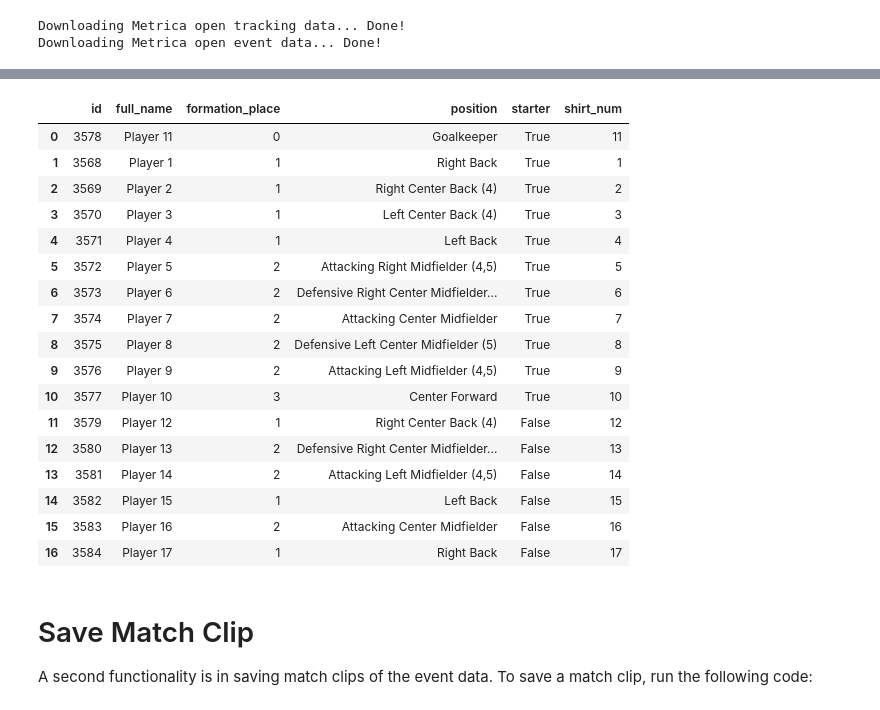
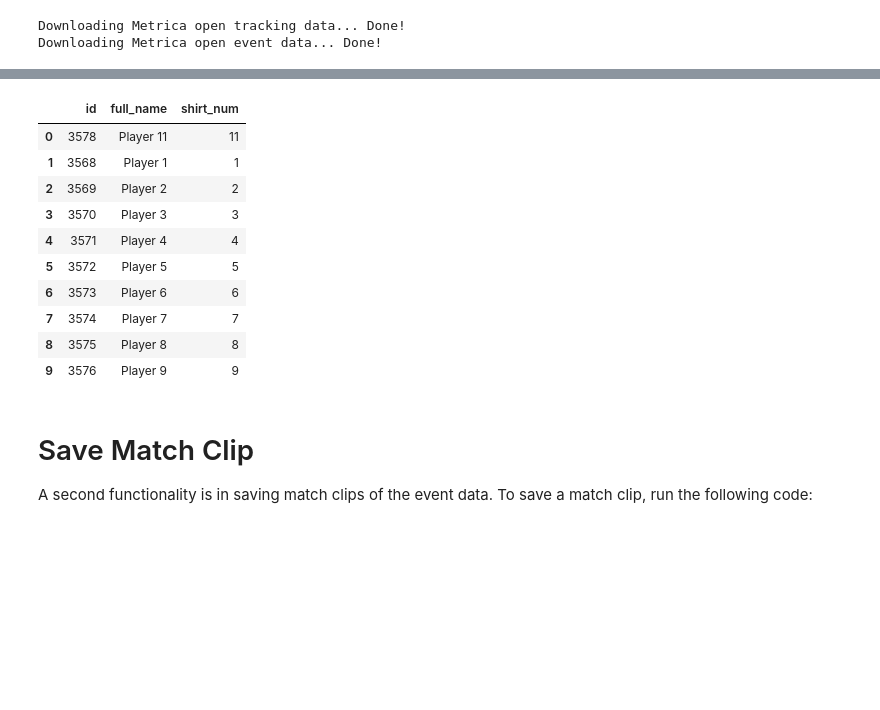
Before and after one commit to Alek050/databallpy, a Jupyter notebook: docs/example.ipynb, the cells around one changed output, grey strips where cells are left out. Cells and saved outputs as stored; diff of their text form; code cells hidden in the pictures; blank space fills up the shorter version.

```diff
--- a/docs/example.ipynb
+++ b/docs/example.ipynb
@@ -81,24 +63,17 @@ match.event_data.head(10)
-# %%
-match.home_players
-# %% [output]
-|  | id | full_name | formation_place | position | starter | shirt_num |
-| 0 | 3578 | Player 11 | 0 | Goalkeeper | True | 11 |
-| 1 | 3568 | Player 1 | 1 | Right Back | True | 1 |
-| 2 | 3569 | Player 2 | 1 | Right Center Back (4) | True | 2 |
-| 3 | 3570 | Player 3 | 1 | Left Center Back (4) | True | 3 |
-| 4 | 3571 | Player 4 | 1 | Left Back | True | 4 |
-| 5 | 3572 | Player 5 | 2 | Attacking Right Midfielder (4,5) | True | 5 |
-| 6 | 3573 | Player 6 | 2 | Defensive Right Center Midfielder... | True | 6 |
-| 7 | 3574 | Player 7 | 2 | Attacking Center Midfielder | True | 7 |
-| 8 | 3575 | Player 8 | 2 | Defensive Left Center Midfielder (5) | True | 8 |
-| 9 | 3576 | Player 9 | 2 | Attacking Left Midfielder (4,5) | True | 9 |
-| 10 | 3577 | Player 10 | 3 | Center Forward | True | 10 |
-| 11 | 3579 | Player 12 | 1 | Right Center Back (4) | False | 12 |
-| 12 | 3580 | Player 13 | 2 | Defensive Right Center Midfielder... | False | 13 |
-| 13 | 3581 | Player 14 | 2 | Attacking Left Midfielder (4,5) | False | 14 |
-| 14 | 3582 | Player 15 | 1 | Left Back | False | 15 |
-| 15 | 3583 | Player 16 | 2 | Attacking Center Midfielder | False | 16 |
-| 16 | 3584 | Player 17 | 1 | Right Back | False | 17 |
+# %%
+match.home_players.iloc[:10][["id", "full_name", "shirt_num"]]
+# %% [output]
+|  | id | full_name | shirt_num |
+| 0 | 3578 | Player 11 | 11 |
+| 1 | 3568 | Player 1 | 1 |
+| 2 | 3569 | Player 2 | 2 |
+| 3 | 3570 | Player 3 | 3 |
+| 4 | 3571 | Player 4 | 4 |
+| 5 | 3572 | Player 5 | 5 |
+| 6 | 3573 | Player 6 | 6 |
+| 7 | 3574 | Player 7 | 7 |
+| 8 | 3575 | Player 8 | 8 |
+| 9 | 3576 | Player 9 | 9 |
 # %% [markdown]
 # Save Match Clip
 
```
Also changed, not shown: parts of 4 cells of this notebook.
